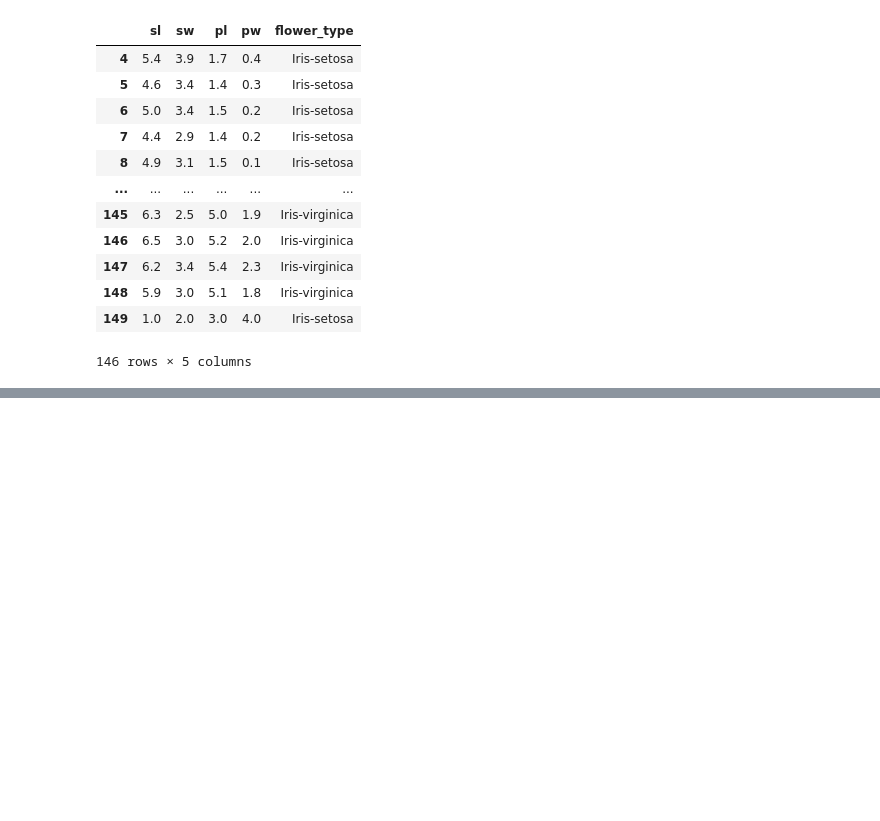
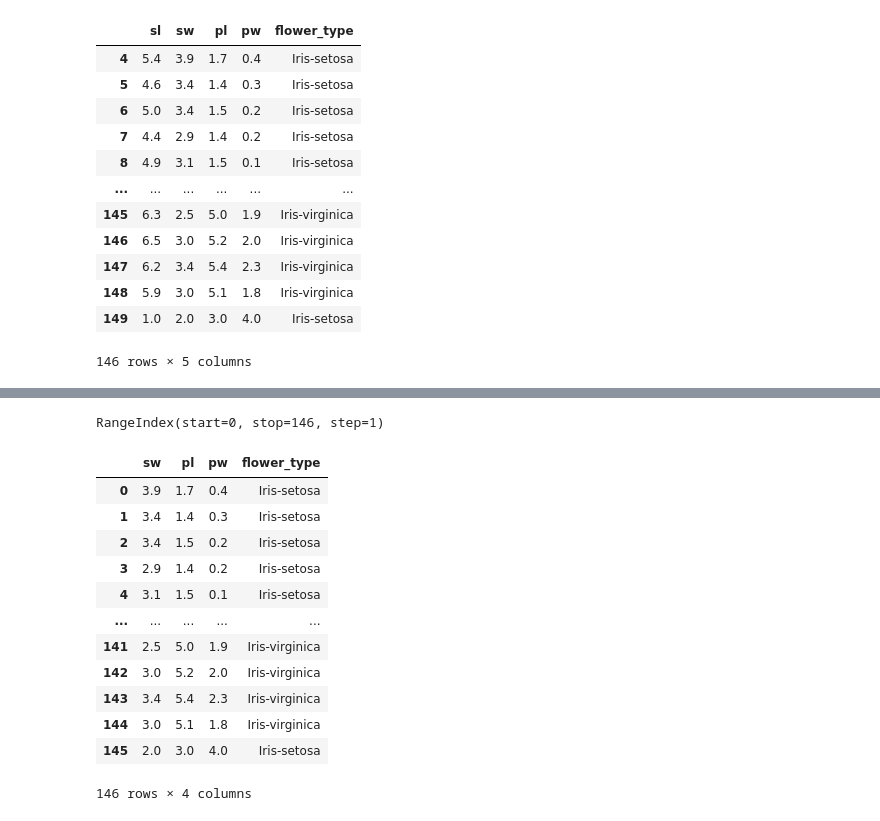
Before and after one commit to sejal-kale/CN-DS, a Jupyter notebook: Pandas/03_panda.ipynb, the cells around one changed output, grey strips where cells are left out. Cells and saved outputs as stored; diff of their text form; code cells hidden in the pictures; blank space fills up the shorter version.

Commit message:
Manipulating data in dataframe

```diff
--- a/Pandas/03_panda.ipynb
+++ b/Pandas/03_panda.ipynb
@@ -176,0 +163,22 @@ df.reset_index( drop=True,inplace=True)
+# %%
+df.index
+# %% [output]
+RangeIndex(start=0, stop=146, step=1)
+# %%
+# Add Column and delete Column
+#  axis =1 means column
+df.drop('sl',axis=1)
+# %% [output]
+|  | sw | pl | pw | flower_type |
+| 0 | 3.9 | 1.7 | 0.4 | Iris-setosa |
+| 1 | 3.4 | 1.4 | 0.3 | Iris-setosa |
+| 2 | 3.4 | 1.5 | 0.2 | Iris-setosa |
+| 3 | 2.9 | 1.4 | 0.2 | Iris-setosa |
+| 4 | 3.1 | 1.5 | 0.1 | Iris-setosa |
+| ... | ... | ... | ... | ... |
+| 141 | 2.5 | 5.0 | 1.9 | Iris-virginica |
+| 142 | 3.0 | 5.2 | 2.0 | Iris-virginica |
+| 143 | 3.4 | 5.4 | 2.3 | Iris-virginica |
+| 144 | 3.0 | 5.1 | 1.8 | Iris-virginica |
+| 145 | 2.0 | 3.0 | 4.0 | Iris-setosa |
+146 rows × 4 columns
```
Also changed, not shown: parts of 7 cells of this notebook.
